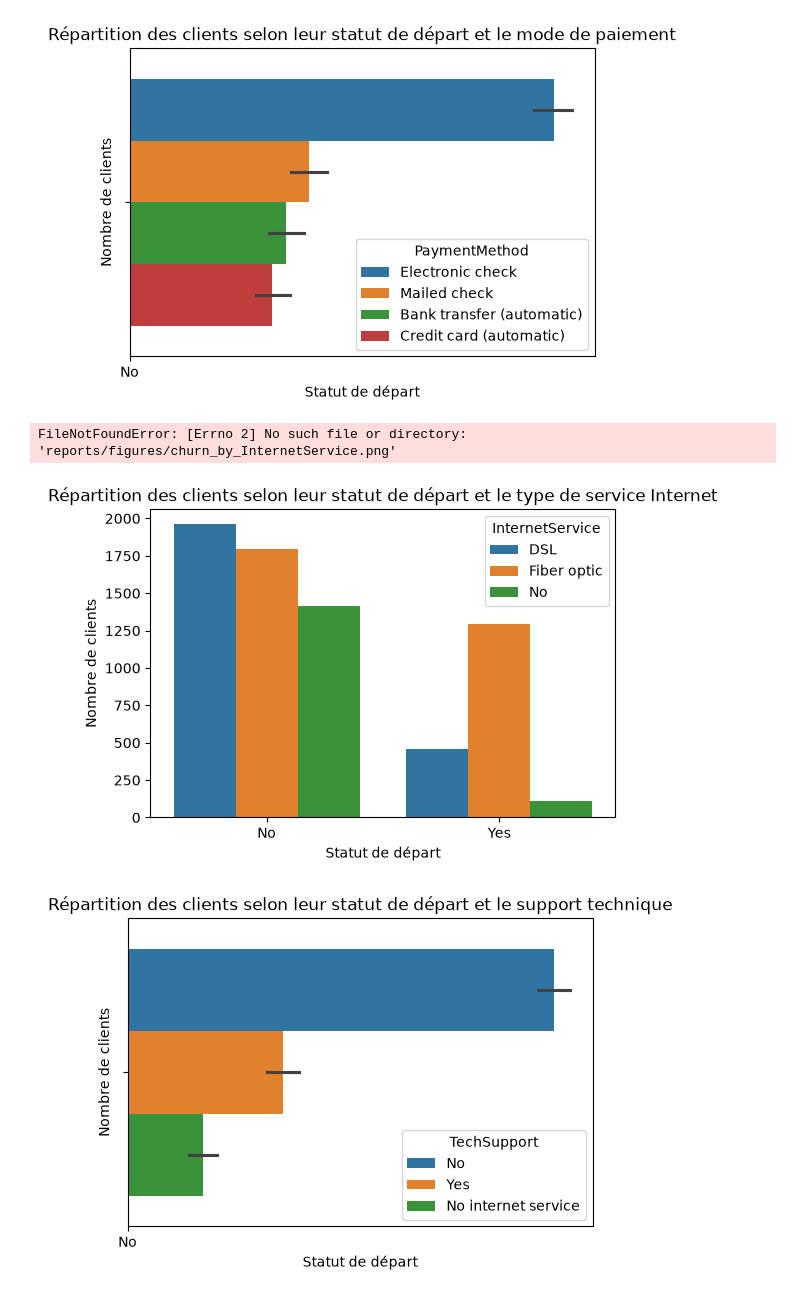
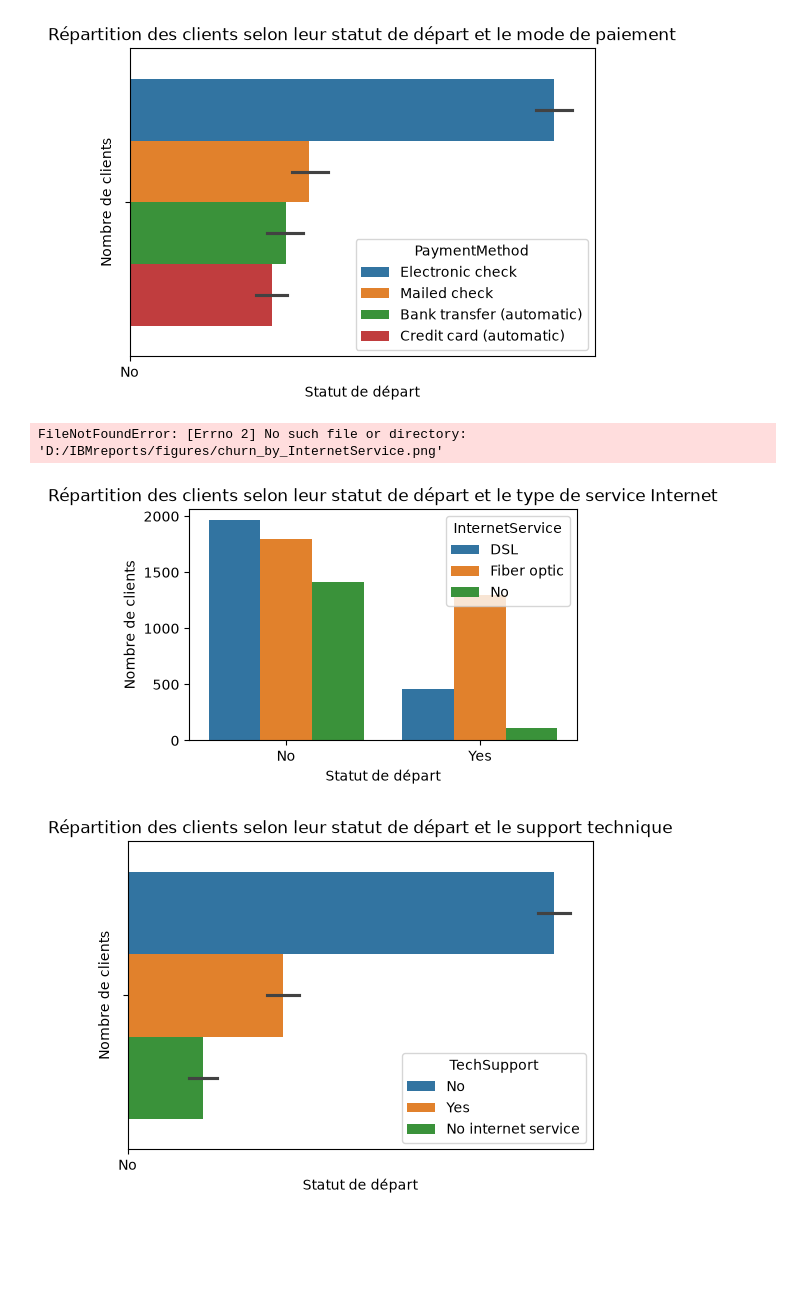
Before and after one commit to diak224-dot/telecom-customer-churn-prediction, a Jupyter notebook: notebooks/03_exploratory_data_analysis.ipynb, the cells around one changed output. Cells and saved outputs as stored; diff of their text form; code cells hidden in the pictures; blank space fills up the shorter version.

```diff
--- a/notebooks/03_exploratory_data_analysis.ipynb
+++ b/notebooks/03_exploratory_data_analysis.ipynb
@@ -111,21 +111,17 @@ plt.show()
 [figure]
 # %%
 #Churn selon Internet
-plt.figure(figsize=(6,4))
+plt.figure(figsize=(5,3))
 sns.countplot(x='Churn', hue='InternetService', data=df)
 plt.title('Répartition des clients selon leur statut de départ et le type de service Internet')
 plt.xlabel('Statut de départ')
 plt.ylabel('Nombre de clients')
-plt.savefig(
-    "reports/figures/churn_by_InternetService.png",
-    dpi=300,
-    bbox_inches="tight"
-)
+plt.savefig("D:/IBMreports/figures/churn_by_InternetService.png", dpi=300,bbox_inches="tight")
 
 plt.show()
 # %% [output]
-FileNotFoundError: [Errno 2] No such file or directory: 'reports/figures/churn_by_InternetService.png'
+FileNotFoundError: [Errno 2] No such file or directory: 'D:/IBMreports/figures/churn_by_InternetService.png'
-[figure, old version]
+[figure, new version]
 # %%
 #Churn selon TechSupport
 plt.figure(figsize=(6,4))
```
Also changed, not shown: 1 other file.
